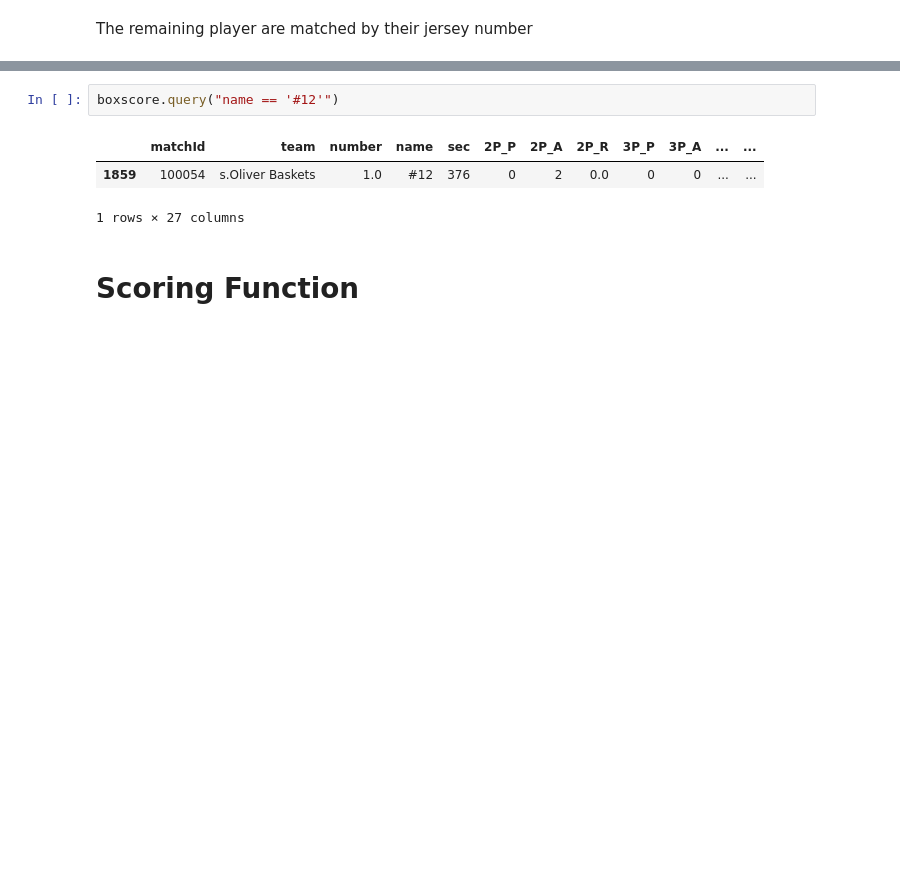
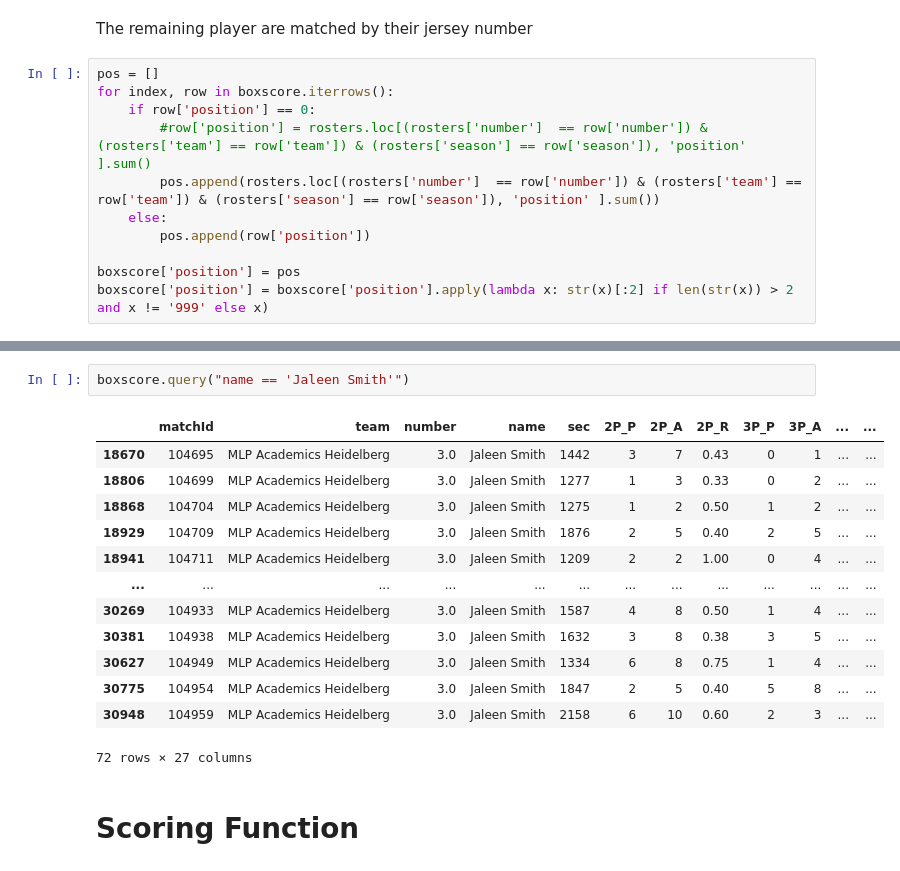
Before and after one commit to Net-Positive/Net_Positive, a Jupyter notebook: EDA/scores.ipynb, the cells around one changed output, grey strips where cells are left out. Cells and saved outputs as stored; diff of their text form; blank space fills up the shorter version.

```diff
--- a/EDA/scores.ipynb
+++ b/EDA/scores.ipynb
@@ -131,3 +131,14 @@ Keith Eugene Sherrill               27
 Name: name, dtype: int64
 # %% [markdown]
 The remaining player are matched by their jersey number
+# %%
+pos = []
+for index, row in boxscore.iterrows():
+    if row['position'] == 0:
+        #row['position'] = rosters.loc[(rosters['number']  == row['number']) & (rosters['team'] == row['team']) & (rosters['season'] == row['season']), 'position' ].sum()
+        pos.append(rosters.loc[(rosters['number']  == row['number']) & (rosters['team'] == row['team']) & (rosters['season'] == row['season']), 'position' ].sum())
+    else:
+        pos.append(row['position'])
+
+boxscore['position'] = pos
+boxscore['position'] = boxscore['position'].apply(lambda x: str(x)[:2] if len(str(x)) > 2 and x != '999' else x)
@@ -134,9 +180,19 @@ The remaining player are matched by their jersey number
 # %%
-boxscore.query("name == '#12'")
+boxscore.query("name == 'Jaleen Smith'")
 # %% [output]
 |  | matchId | team | number | name | sec | 2P_P | 2P_A | 2P_R | 3P_P | 3P_A | ... | ... |
-| 1859 | 100054 | s.Oliver Baskets | 1.0 | #12 | 376 | 0 | 2 | 0.0 | 0 | 0 | ... | ... |
+| 18670 | 104695 | MLP Academics Heidelberg | 3.0 | Jaleen Smith | 1442 | 3 | 7 | 0.43 | 0 | 1 | ... | ... |
+| 18806 | 104699 | MLP Academics Heidelberg | 3.0 | Jaleen Smith | 1277 | 1 | 3 | 0.33 | 0 | 2 | ... | ... |
+| 18868 | 104704 | MLP Academics Heidelberg | 3.0 | Jaleen Smith | 1275 | 1 | 2 | 0.50 | 1 | 2 | ... | ... |
+| 18929 | 104709 | MLP Academics Heidelberg | 3.0 | Jaleen Smith | 1876 | 2 | 5 | 0.40 | 2 | 5 | ... | ... |
+| 18941 | 104711 | MLP Academics Heidelberg | 3.0 | Jaleen Smith | 1209 | 2 | 2 | 1.00 | 0 | 4 | ... | ... |
+| ... | ... | ... | ... | ... | ... | ... | ... | ... | ... | ... | ... | ... |
+| 30269 | 104933 | MLP Academics Heidelberg | 3.0 | Jaleen Smith | 1587 | 4 | 8 | 0.50 | 1 | 4 | ... | ... |
+| 30381 | 104938 | MLP Academics Heidelberg | 3.0 | Jaleen Smith | 1632 | 3 | 8 | 0.38 | 3 | 5 | ... | ... |
+| 30627 | 104949 | MLP Academics Heidelberg | 3.0 | Jaleen Smith | 1334 | 6 | 8 | 0.75 | 1 | 4 | ... | ... |
+| 30775 | 104954 | MLP Academics Heidelberg | 3.0 | Jaleen Smith | 1847 | 2 | 5 | 0.40 | 5 | 8 | ... | ... |
+| 30948 | 104959 | MLP Academics Heidelberg | 3.0 | Jaleen Smith | 2158 | 6 | 10 | 0.60 | 2 | 3 | ... | ... |
-1 rows × 27 columns
+72 rows × 27 columns
 # %% [markdown]
 # Scoring Function
 # %%
```
Also changed, not shown: parts of 15 cells of this notebook, 3 other files.
